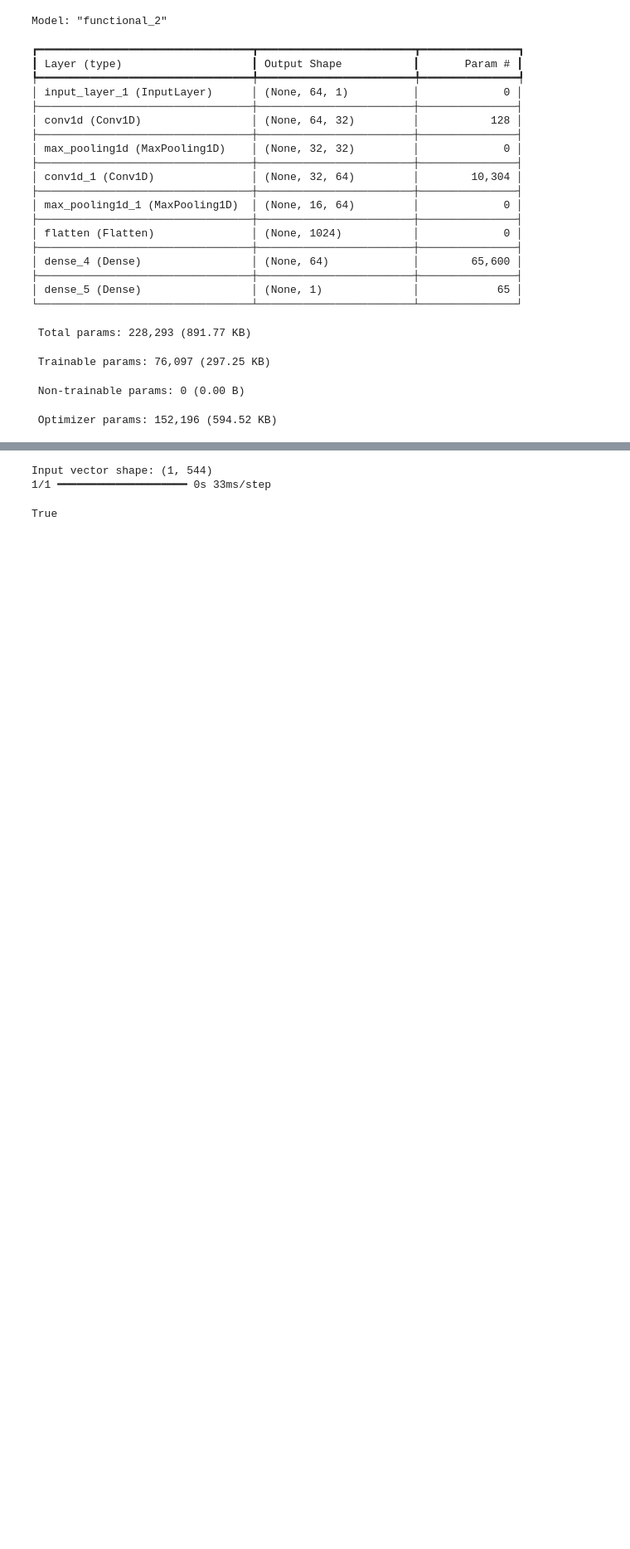
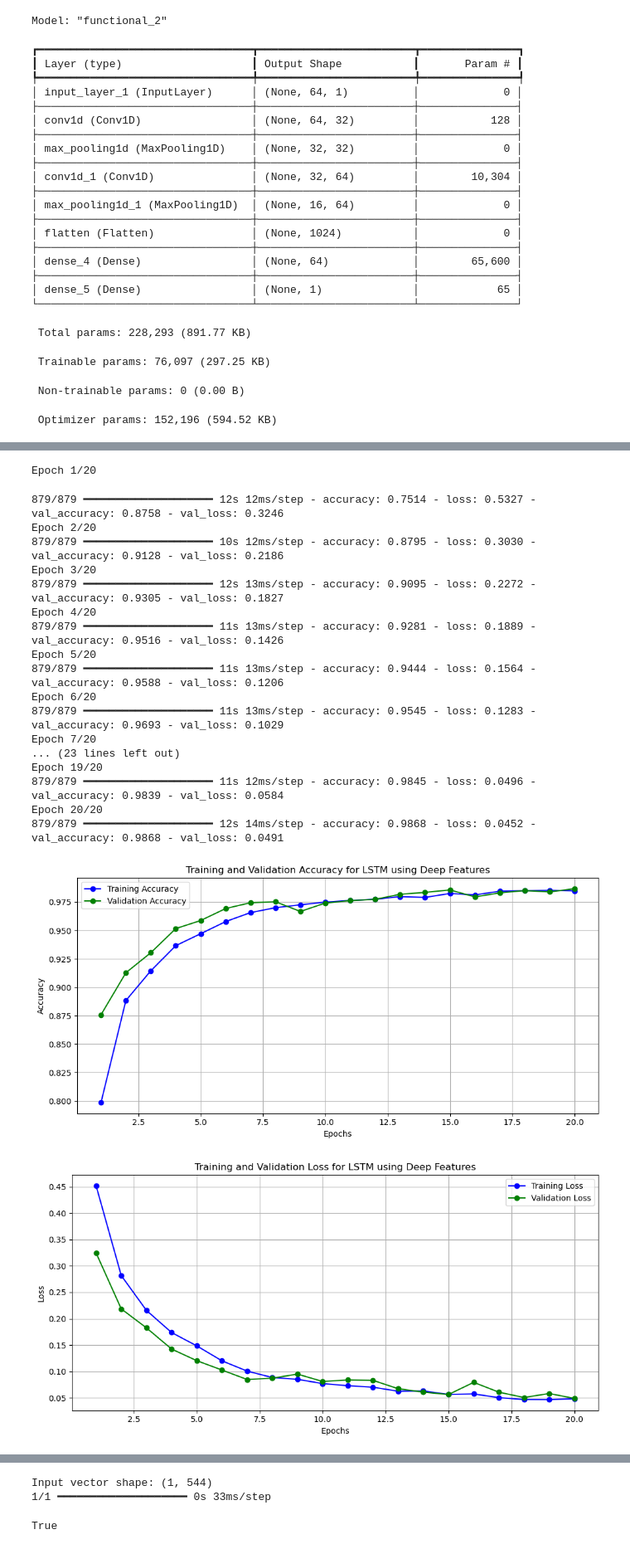
Before and after one commit to ABISHEK-29/SQL-Injection, a Jupyter notebook: sqli-notebook.ipynb, the cells around one changed output, grey strips where cells are left out. Shown: that part at 83% size. Cells and saved outputs as stored; diff of their text form; code cells hidden in the pictures; blank space fills up the shorter version.

```diff
--- a/sqli-notebook.ipynb
+++ b/sqli-notebook.ipynb
@@ -357,0 +472,77 @@ xgb_model = joblib.load('xgboost_model.pkl')
+# %%
+from tensorflow.keras.models import Sequential
+from tensorflow.keras.layers import LSTM, Dense, Reshape
+import matplotlib.pyplot as plt
+# Reshape deep features for LSTM input: (samples, timesteps, features)
+X_lstm = deep_features.reshape((deep_features.shape[0], 64, 1))
+
+# Train/test split
+X_train, X_test, y_train, y_test = train_test_split(X_lstm, y, test_size=0.2, random_state=42)
+
+# Build LSTM model
+lstm_model = Sequential([
+    LSTM(64, return_sequences=False, input_shape=(64, 1)),
+    Dense(32, activation='relu'),
+    Dense(1, activation='sigmoid')
+])
+
+lstm_model.compile(optimizer='adam', loss='binary_crossentropy', metrics=['accuracy'])
+
+# Train
+history=lstm_model.fit(X_train, y_train, epochs=20, batch_size=32, validation_split=0.2)
+
+# Extract metrics
+acc = history.history['accuracy']
+val_acc = history.history['val_accuracy']
+loss = history.history['loss']
+val_loss = history.history['val_loss']
+epochs = range(1, len(acc) + 1)
+
+# Plot Accuracy
+plt.figure(figsize=(10, 5))
+plt.plot(epochs, acc, 'bo-', label='Training Accuracy')
+plt.plot(epochs, val_acc, 'go-', label='Validation Accuracy')
+plt.title('Training and Validation Accuracy for LSTM using Deep Features')
+plt.xlabel('Epochs')
+plt.ylabel('Accuracy')
+plt.legend()
+plt.grid(True)
+plt.tight_layout()
+plt.show()
+
+# Plot Loss
+plt.figure(figsize=(10, 5))
+plt.plot(epochs, loss, 'bo-', label='Training Loss')
+plt.plot(epochs, val_loss, 'go-', label='Validation Loss')
+plt.title('Training and Validation Loss for LSTM using Deep Features')
+plt.xlabel('Epochs')
+plt.ylabel('Loss')
+plt.legend()
+plt.grid(True)
+plt.tight_layout()
+plt.show()
+
+# Evaluate
+loss, acc = lstm_model.evaluate(X_test, y_test)
+print(f"LSTM Accuracy: {acc:.4f}")
+# %% [output]
+Epoch 1/20
+879/879 ━━━━━━━━━━━━━━━━━━━━ 12s 12ms/step - accuracy: 0.7514 - loss: 0.5327 - val_accuracy: 0.8758 - val_loss: 0.3246
+Epoch 2/20
+879/879 ━━━━━━━━━━━━━━━━━━━━ 10s 12ms/step - accuracy: 0.8795 - loss: 0.3030 - val_accuracy: 0.9128 - val_loss: 0.2186
+Epoch 3/20
+879/879 ━━━━━━━━━━━━━━━━━━━━ 12s 13ms/step - accuracy: 0.9095 - loss: 0.2272 - val_accuracy: 0.9305 - val_loss: 0.1827
+Epoch 4/20
+879/879 ━━━━━━━━━━━━━━━━━━━━ 11s 13ms/step - accuracy: 0.9281 - loss: 0.1889 - val_accuracy: 0.9516 - val_loss: 0.1426
+Epoch 5/20
+879/879 ━━━━━━━━━━━━━━━━━━━━ 11s 13ms/step - accuracy: 0.9444 - loss: 0.1564 - val_accuracy: 0.9588 - val_loss: 0.1206
+Epoch 6/20
+879/879 ━━━━━━━━━━━━━━━━━━━━ 11s 13ms/step - accuracy: 0.9545 - loss: 0.1283 - val_accuracy: 0.9693 - val_loss: 0.1029
+Epoch 7/20
+... (23 lines left out)
+Epoch 19/20
+879/879 ━━━━━━━━━━━━━━━━━━━━ 11s 12ms/step - accuracy: 0.9845 - loss: 0.0496 - val_accuracy: 0.9839 - val_loss: 0.0584
+Epoch 20/20
+879/879 ━━━━━━━━━━━━━━━━━━━━ 12s 14ms/step - accuracy: 0.9868 - loss: 0.0452 - val_accuracy: 0.9868 - val_loss: 0.0491
+[figure, added]
+[figure, added]
```
Also changed, not shown: parts of 33 cells of this notebook, 13 other files.
